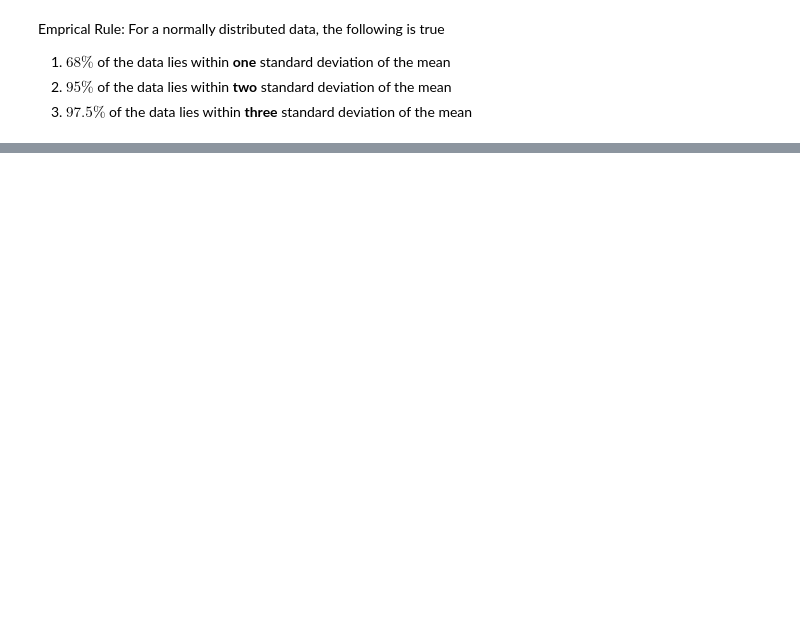
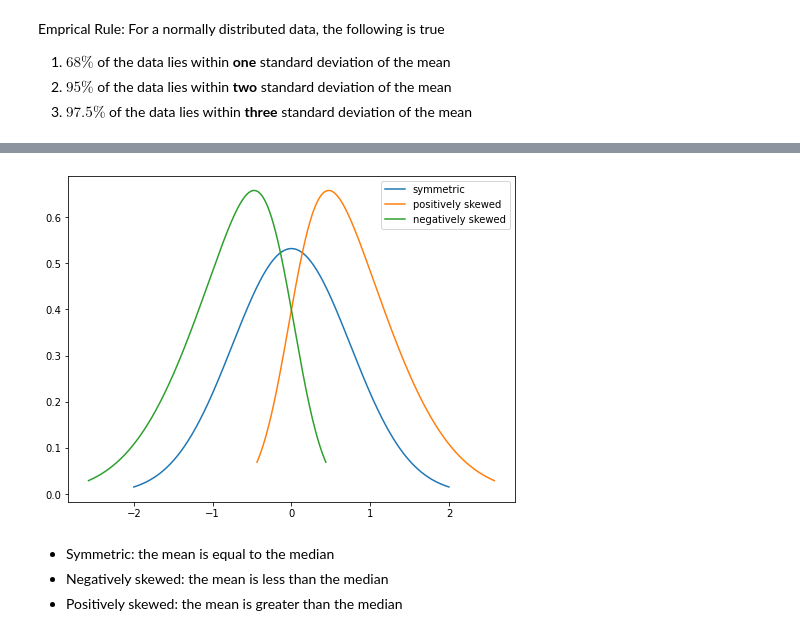
Before and after one commit to binxuankong/machine-learning-functions, a Jupyter notebook: Distribution.ipynb, the cells around one changed output, grey strips where cells are left out. Drawn from its saved outputs; the diff is of its cells as text; code cells hidden in the pictures; blank space fills up the shorter version.

```diff
--- a/Distribution.ipynb
+++ b/Distribution.ipynb
@@ -103,0 +115,18 @@ plt.legend();
+# %%
+plt.figure(figsize=(8,6))
+x1 = np.linspace(-2, 2, 1000)
+x2 = np.linspace(skewnorm.ppf(0.01, 3), skewnorm.ppf(0.99, 3), 1000)
+x3 = np.linspace(skewnorm.ppf(0.01, -3), skewnorm.ppf(0.99, -3), 1000)
+y1 = norm.pdf(x1, scale=0.75)
+y2 = skewnorm.pdf(x2, 3)
+y3 = skewnorm.pdf(x3, -3)
+plt.plot(x1, y1, label=f"symmetric")
+plt.plot(x2, y2, label=f"positively skewed")
+plt.plot(x3, y3, label=f"negatively skewed")
+plt.legend();
+# %% [output]
+[figure, added]
+# %% [markdown]
+- Symmetric: the mean is equal to the median
+- Negatively skewed: the mean is less than the median
+- Positively skewed: the mean is greater than the median
```
Also changed, not shown: parts of 25 cells of this notebook.
